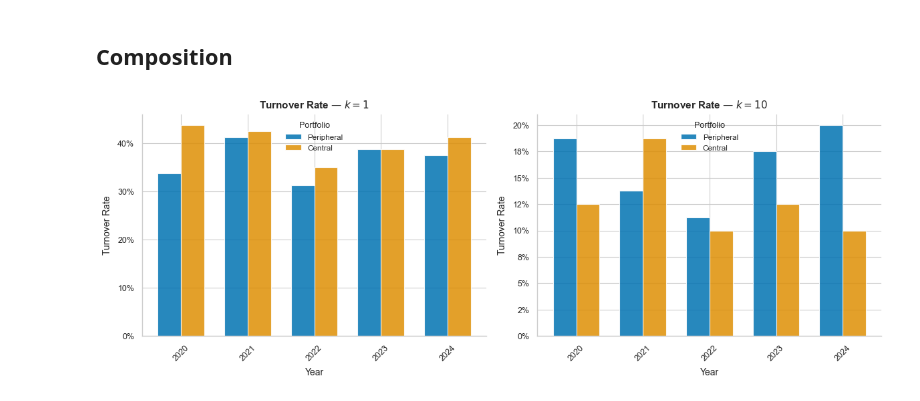
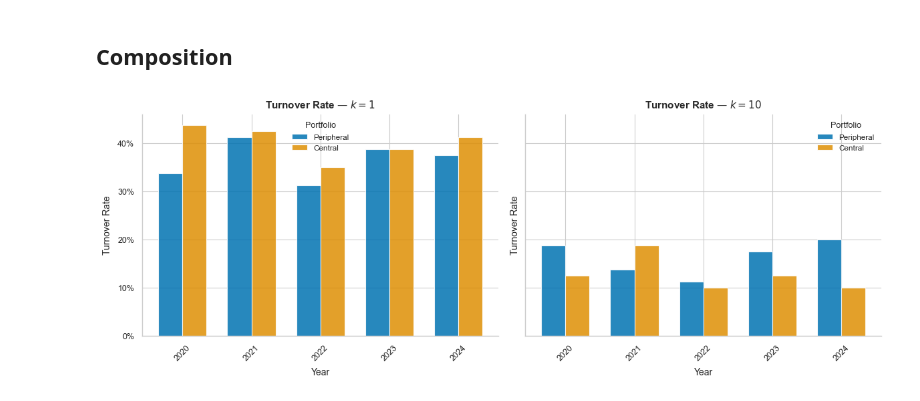
Before and after one commit to gustavoroque97/paper-financial-graph, a Jupyter notebook: code/analysis/year_to_year_analysis.ipynb, the cells around one changed output. Drawn from its saved outputs; the diff is of its cells as text; code cells hidden in the pictures.

```diff
--- a/code/analysis/year_to_year_analysis.ipynb
+++ b/code/analysis/year_to_year_analysis.ipynb
@@ -470,0 +664,23 @@ plot_metric_boxplot_evolution(
+# %%
+k = 10
+panels = [
+    dict(metric_prefix="mcap",     log_scale=True,  ylabel="Market Capitalization"),
+    dict(metric_prefix="beta",     log_scale=False, ylabel="Beta"),
+    dict(metric_prefix="momentum", log_scale=False, ylabel="12-month Momentum"),
+]
+
+fig, axes = plt.subplots(1, 3, figsize=(24, 6))
+
+for ax, kwargs in zip(axes, panels):
+    plot_metric_boxplot_evolution_all(k=k, ax=ax, save=False, **kwargs)
+
+plt.tight_layout()
+
+out_path = Path(f"../../figures/window_{k}")
+out_path.mkdir(parents=True, exist_ok=True)
+fig.savefig(
+    out_path / "mcap_beta_momentum_evolution.png",
+    dpi=300, bbox_inches="tight",
+    facecolor="white", edgecolor="none"
+)
+plt.show()
@@ -549,7 +767,7 @@ import seaborn as sns
 sns.set_theme(style="whitegrid", context="paper", font_scale=1.2)
 palette = sns.color_palette("colorblind")
 
-fig, axes = plt.subplots(1, 2, figsize=(12, 4.5), sharey=False)
+fig, axes = plt.subplots(1, 2, figsize=(12, 4.5), sharey=True)
 
 for ax, k in zip(axes, k_values):
     turnover_df = turnover_df_k[k]
@@ -558,31 +776,31 @@ for ax, k in zip(axes, k_values):
     years = sorted(turnover_df["year"].unique())
     x = range(len(years))
     offsets = [-width / 2, width / 2]
 
     for i, portfolio in enumerate(["peripheral", "central"]):
         group = turnover_df[turnover_df["portfolio"] == portfolio].sort_values("year")
         ax.bar(
             [xi + offsets[i] for xi in x], group["turnover_rate"],
             width=width, color=palette[i], alpha=0.85,
             label=f"{portfolio.capitalize()}"
         )
 
     ax.set_xticks(x)
     ax.set_xticklabels(years, rotation=45, fontsize=9)
     ax.yaxis.set_major_formatter(mticker.PercentFormatter(1, decimals=0))
     ax.set_title(f"Turnover Rate — $k={k}$", fontsize=11, fontweight="bold", pad=7)
     ax.set_xlabel("Year", fontsize=10, labelpad=6)
     ax.set_ylabel("Turnover Rate", fontsize=10, labelpad=6)
     ax.tick_params(axis="both", labelsize=9)
 
     h, l = ax.get_legend_handles_labels()
     ax.legend(h, l, title="Portfolio", title_fontsize=9, fontsize=8.5, frameon=False)
 
 sns.despine(fig=fig)
 # fig.suptitle("Portfolio Turnover Evolution (2020–2024)",
 #              fontsize=13, fontweight="bold", y=1.02)
 plt.tight_layout()
 plt.savefig("../../figures/turnover_evolution.png", dpi=300, bbox_inches="tight")
 plt.show()
 # %% [output]
-[figure, old version]
+[figure, new version]
```
Also changed, not shown: parts of 5 cells of this notebook, 1 other file.
